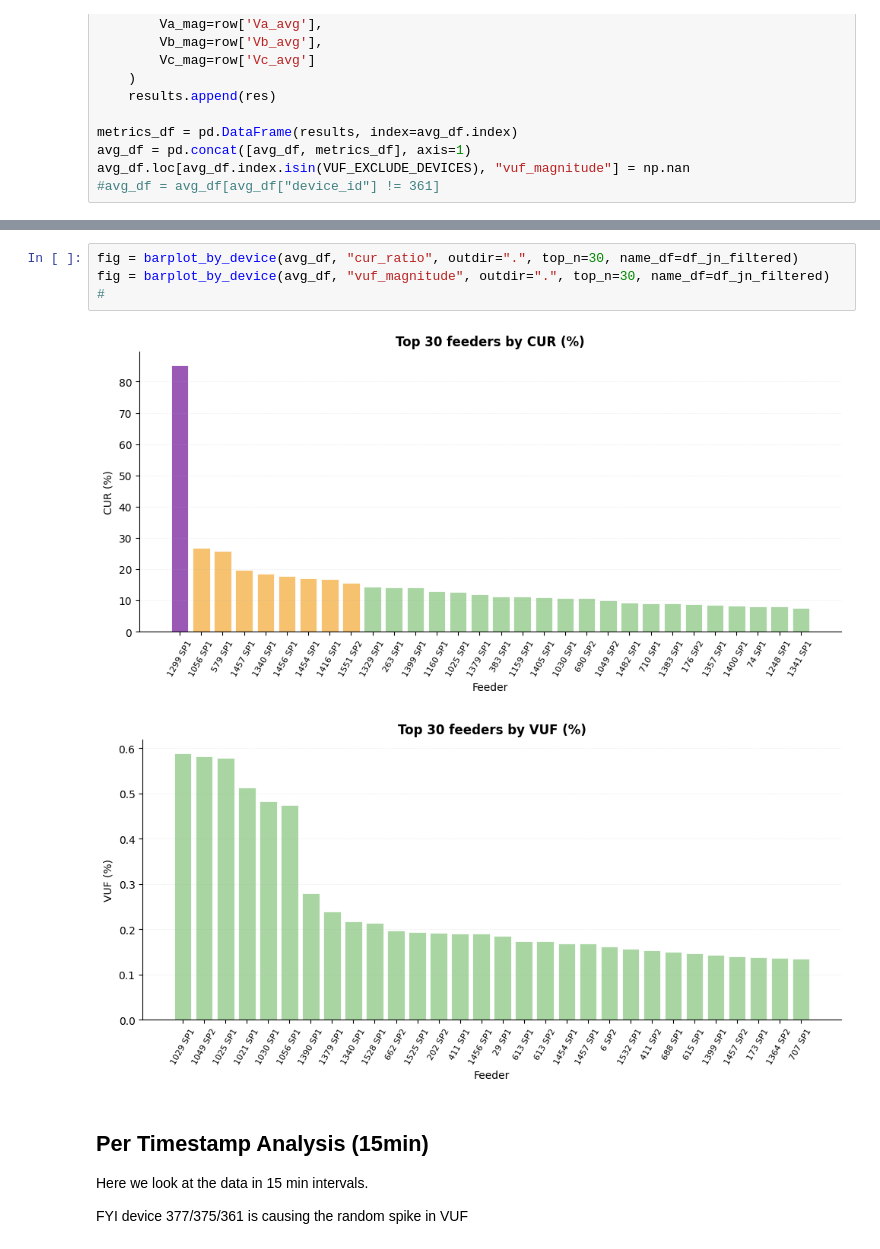
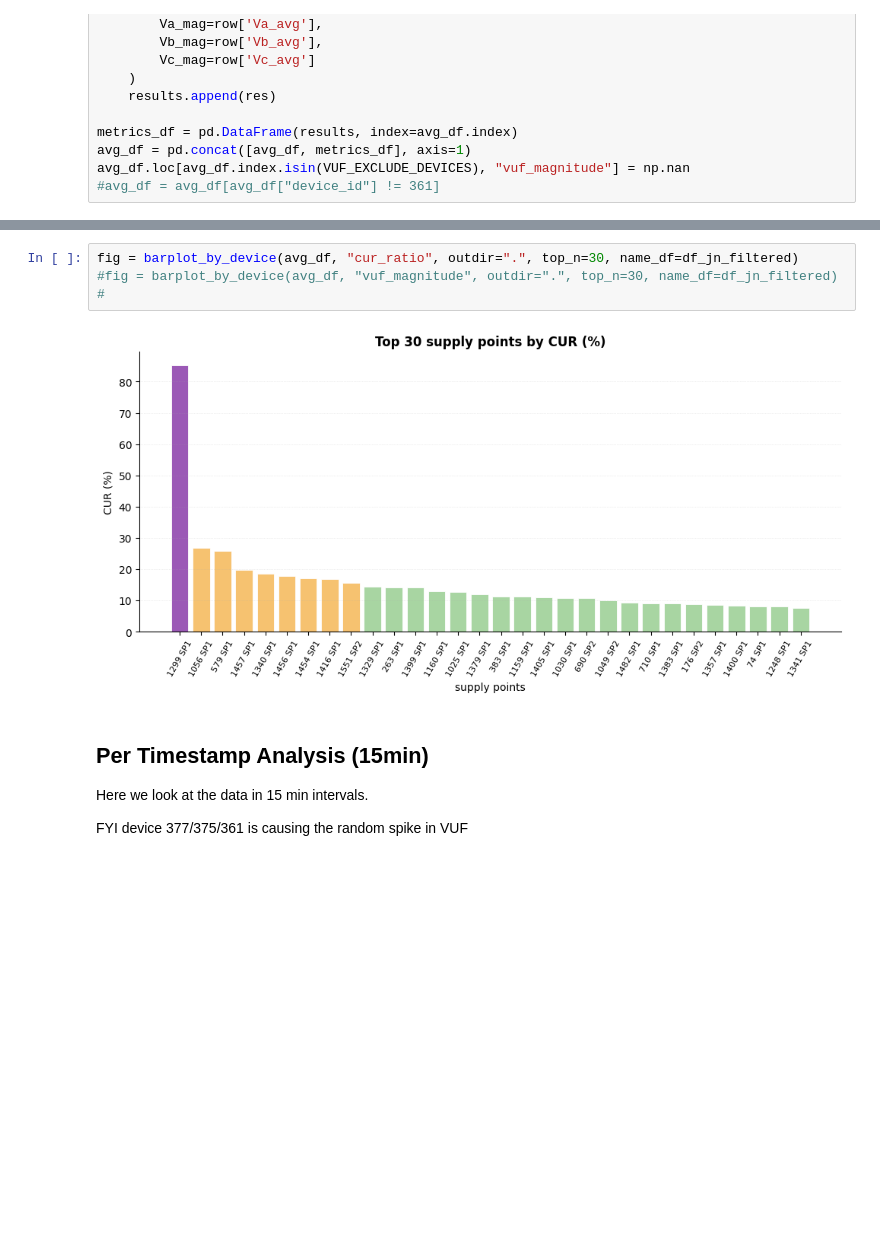
Before and after one commit to MindisBlank/Jasonaq_thesis, a Jupyter notebook: notebooks/CUR.ipynb, the cells around one changed output, grey strips where cells are left out. Saved outputs shown, nothing was run; the diff lists cells and outputs as text; blank space fills up the shorter version.

```diff
--- a/notebooks/CUR.ipynb
+++ b/notebooks/CUR.ipynb
@@ -852,10 +867,9 @@ fig = _severity_donut_for_metric(avg_df, "vuf_magnitude", threshold=0, outdir=".
 # %%
 fig = barplot_by_device(avg_df, "cur_ratio", outdir=".", top_n=30, name_df=df_jn_filtered)
-fig = barplot_by_device(avg_df, "vuf_magnitude", outdir=".", top_n=30, name_df=df_jn_filtered)
+#fig = barplot_by_device(avg_df, "vuf_magnitude", outdir=".", top_n=30, name_df=df_jn_filtered)
 #
 # %% [output]
-[figure, old version]
+[figure, new version]
-[figure, removed]
 # %% [markdown]
 ## Per Timestamp Analysis (15min)
 
```
Also changed, not shown: parts of 6 cells of this notebook, 8 other files.
